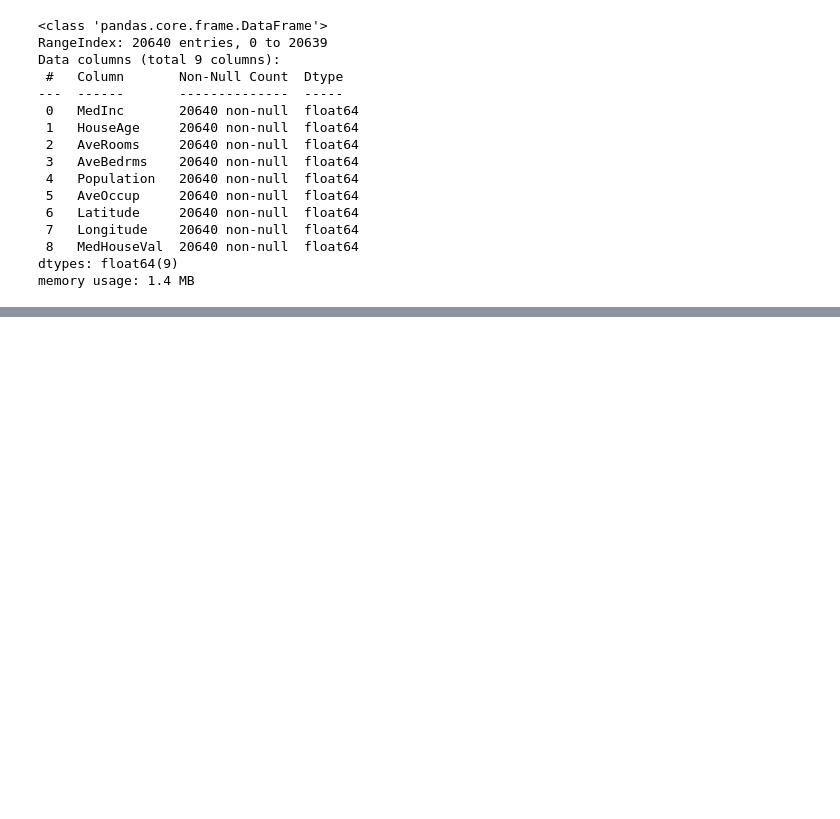
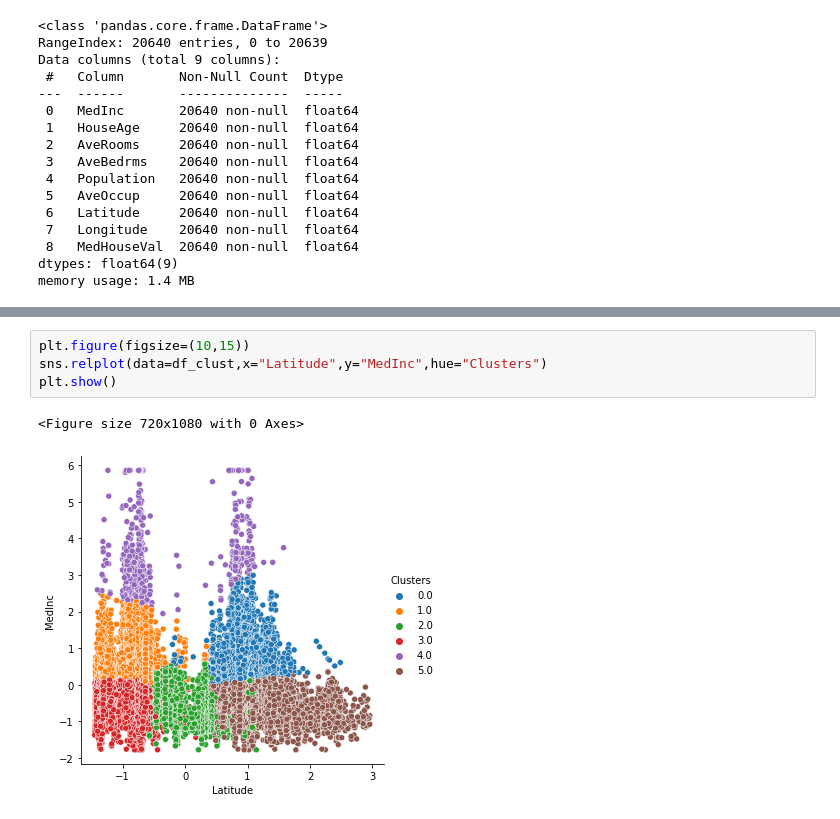
Before and after one commit to anasofiasama/K-Means, a Jupyter notebook: src/explore.ipynb, the cells around one changed output, grey strips where cells are left out. Drawn from its saved outputs; the diff is of its cells as text; blank space fills up the shorter version.

```diff
--- a/src/explore.ipynb
+++ b/src/explore.ipynb
@@ -70,0 +147,7 @@ df_raw.describe()
+# %%
+plt.figure(figsize=(10,15))
+sns.relplot(data=df_clust,x="Latitude",y="MedInc",hue="Clusters")
+plt.show()
+# %% [output]
+<Figure size 720x1080 with 0 Axes>
+[figure, added]
```
Also changed, not shown: parts of 22 cells of this notebook.
